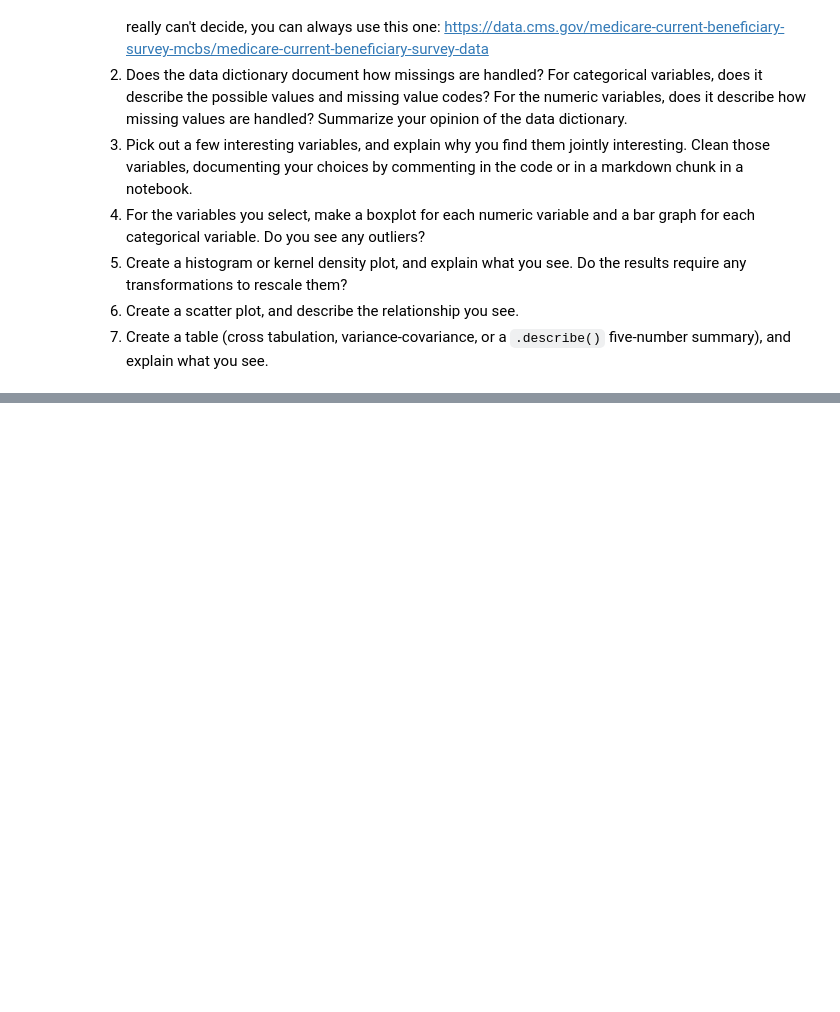
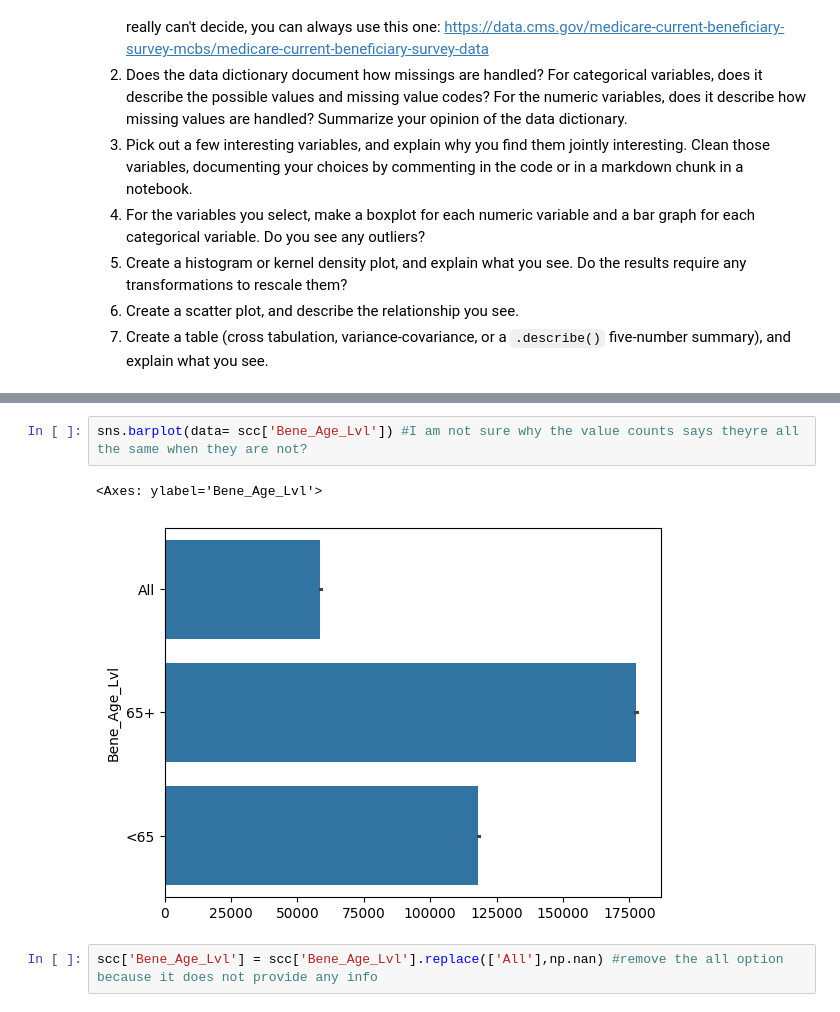
Before and after one commit to adaire2/visualization, a Jupyter notebook: assignment/assignment.ipynb, the cells around one changed output, grey strips where cells are left out. Cells and saved outputs as stored; diff of their text form; blank space fills up the shorter version.

```diff
--- a/assignment/assignment.ipynb
+++ b/assignment/assignment.ipynb
@@ -221,0 +283,7 @@ For some context, the Federal government ultimately spent about $4.4 trillion in
+# %%
+sns.barplot(data= scc['Bene_Age_Lvl']) #I am not sure why the value counts says theyre all the same when they are not?
+# %% [output]
+<Axes: ylabel='Bene_Age_Lvl'>
+[figure, added]
+# %%
+scc['Bene_Age_Lvl'] = scc['Bene_Age_Lvl'].replace(['All'],np.nan) #remove the all option because it does not provide any info
```
Also changed, not shown: parts of 14 cells of this notebook.
